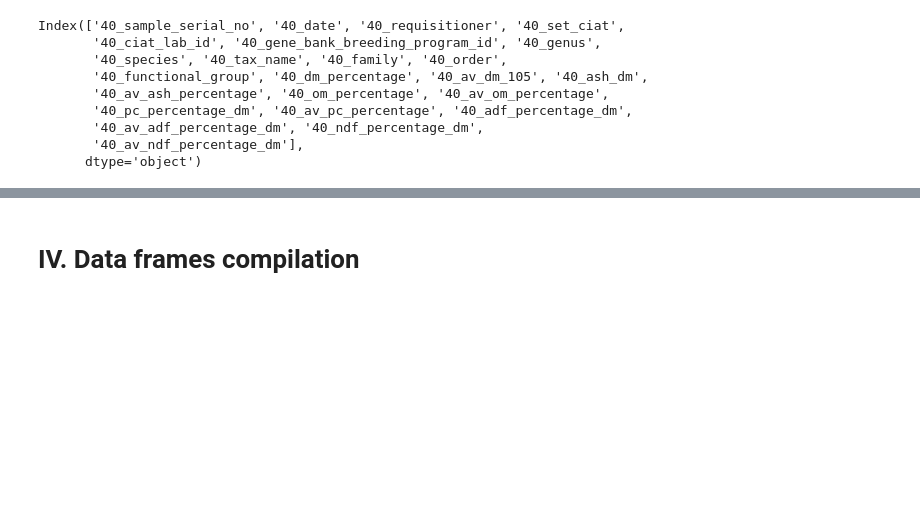
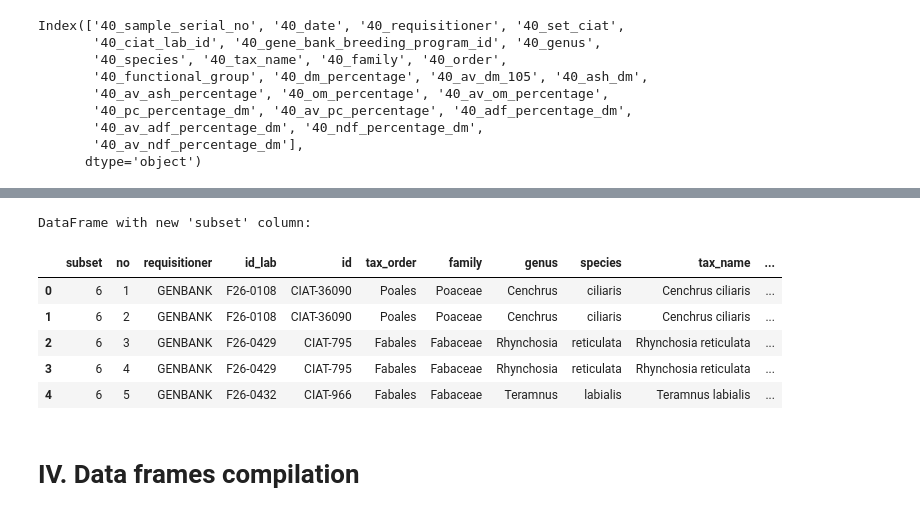
Before and after one commit to maurope/lmf, a Jupyter notebook: notebooks/2026/2026_09_24_sql_data_frame_creation_with_curated_subsets.ipynb, the cells around one changed output, grey strips where cells are left out. Cells and saved outputs as stored; diff of their text form; code cells hidden in the pictures; blank space fills up the shorter version.

```diff
--- a/notebooks/2026/2026_09_24_sql_data_frame_creation_with_curated_subsets.ipynb
+++ b/notebooks/2026/2026_09_24_sql_data_frame_creation_with_curated_subsets.ipynb
@@ -2017,0 +2034,7 @@ print("\nSQLite connection closed.")
+# %%
+# Remove duplicate rows, keeping the first occurrence
+subset_6_nutrition_sorted_by_sql = subset_6_nutrition_sorted_by_sql.drop_duplicates(keep='first')
+
+print("Shape of DataFrame after removing duplicates (keeping first):", subset_6_nutrition_sorted_by_sql.shape)
+print("First 5 rows of DataFrame without duplicates (keeping first):")
+display(subset_6_nutrition_sorted_by_sql.head())
@@ -2018,3 +2050,17 @@ print("\nSQLite connection closed.")
+# %%
+# Add a new column 'subset' at the beginning of the DataFrame with value 6
+subset_6_nutrition_sorted_by_sql.insert(0, 'subset', 6)
+
+print("DataFrame with new 'subset' column:")
+display(subset_6_nutrition_sorted_by_sql.head())
+# %% [output]
+DataFrame with new 'subset' column:
+|  | subset | no | requisitioner | id_lab | id | tax_order | family | genus | species | tax_name | ... |
+| 0 | 6 | 1 | GENBANK | F26-0108 | CIAT-36090 | Poales | Poaceae | Cenchrus | ciliaris | Cenchrus ciliaris | ... |
+| 1 | 6 | 2 | GENBANK | F26-0108 | CIAT-36090 | Poales | Poaceae | Cenchrus | ciliaris | Cenchrus ciliaris | ... |
+| 2 | 6 | 3 | GENBANK | F26-0429 | CIAT-795 | Fabales | Fabaceae | Rhynchosia | reticulata | Rhynchosia reticulata | ... |
+| 3 | 6 | 4 | GENBANK | F26-0429 | CIAT-795 | Fabales | Fabaceae | Rhynchosia | reticulata | Rhynchosia reticulata | ... |
+| 4 | 6 | 5 | GENBANK | F26-0432 | CIAT-966 | Fabales | Fabaceae | Teramnus | labialis | Teramnus labialis | ... |
 # %% [markdown]
 # IV. Data frames compilation
 # %% [markdown]
```
Also changed, not shown: parts of 3 cells of this notebook, 1 other file.
